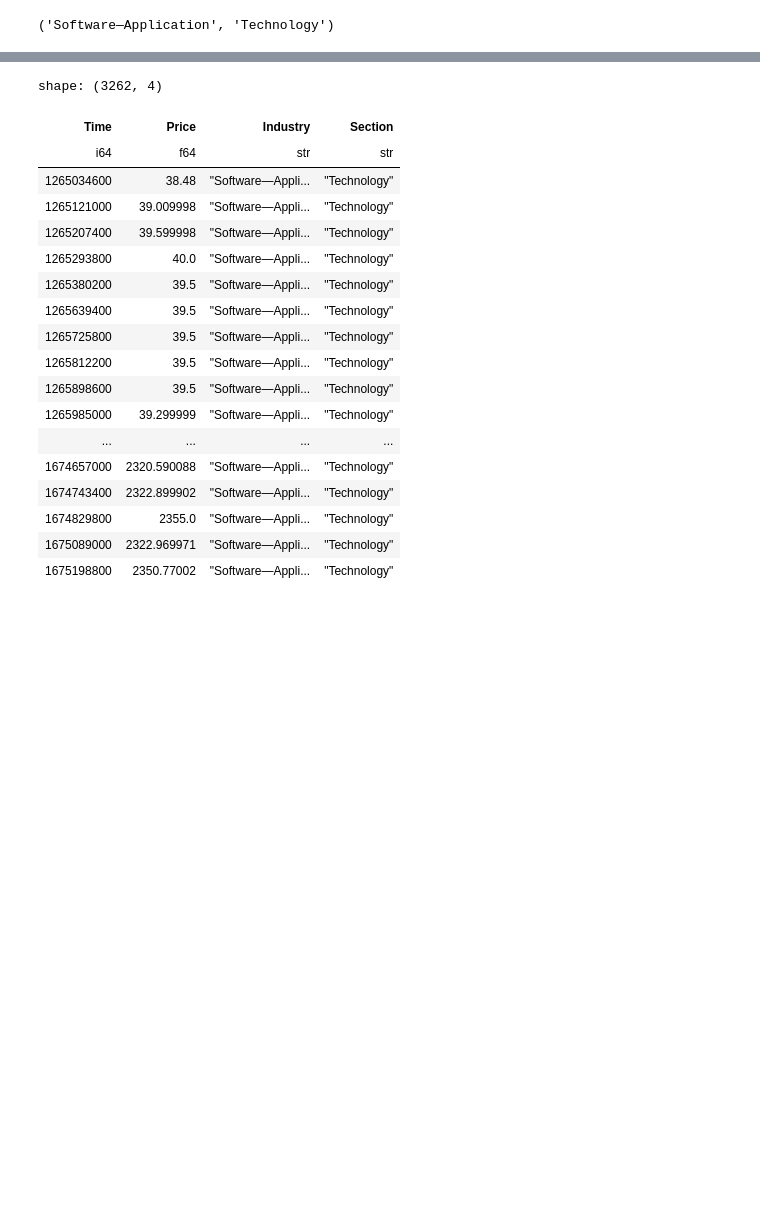
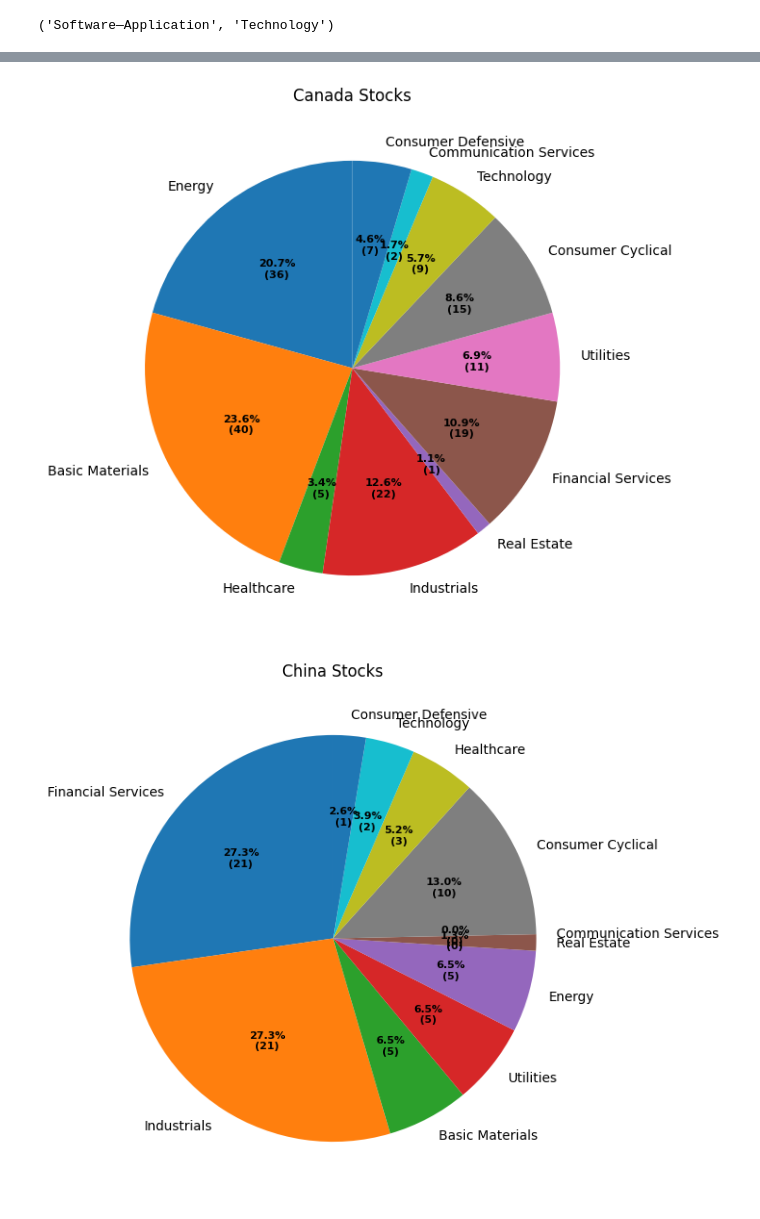
Before and after one commit to RayLyu-Mac/Kaggle_Stock_Analysis, a Jupyter notebook: collection.ipynb, the cells around one changed output, grey strips where cells are left out. Drawn from its saved outputs; the diff is of its cells as text; code cells hidden in the pictures; blank space fills up the shorter version.

```diff
--- a/collection.ipynb
+++ b/collection.ipynb
@@ -137,26 +156,0 @@ TypeError: 'NoneType' object is not subscriptable
-# %%
-pl.read_parquet("Test.parquet")
-# %% [output]
-shape: (3262, 4)
-| Time | Price | Industry | Section |
-| i64 | f64 | str | str |
-| 1265034600 | 38.48 | "Software—Appli... | "Technology" |
-| 1265121000 | 39.009998 | "Software—Appli... | "Technology" |
-| 1265207400 | 39.599998 | "Software—Appli... | "Technology" |
-| 1265293800 | 40.0 | "Software—Appli... | "Technology" |
-| 1265380200 | 39.5 | "Software—Appli... | "Technology" |
-| 1265639400 | 39.5 | "Software—Appli... | "Technology" |
-| 1265725800 | 39.5 | "Software—Appli... | "Technology" |
-| 1265812200 | 39.5 | "Software—Appli... | "Technology" |
-| 1265898600 | 39.5 | "Software—Appli... | "Technology" |
-| 1265985000 | 39.299999 | "Software—Appli... | "Technology" |
-| ... | ... | ... | ... |
-| 1674657000 | 2320.590088 | "Software—Appli... | "Technology" |
-| 1674743400 | 2322.899902 | "Software—Appli... | "Technology" |
-| 1674829800 | 2355.0 | "Software—Appli... | "Technology" |
-| 1675089000 | 2322.969971 | "Software—Appli... | "Technology" |
-| 1675198800 | 2350.77002 | "Software—Appli... | "Technology" |
-# %%
-
-for i in CATech:
-    get_tag(CATech[i]+".TO")
@@ -162,0 +168,33 @@ for i in CATech:
+# %%
+def func(pct, allvalues):
+    absolute = int(pct / 100.*np.sum(allvalues))
+    return "{:.1f}%\n({:d})".format(pct, absolute)
+directions=["CAData\\","CNData\\","USData\\"]
+titles=["Canada Stocks","China Stocks","US Stocks"]
+categoryCA={}
+categoryCN={}
+categoryUS={}
+categories=[categoryCA,categoryCN,categoryUS]
+for i in range(len(directions)):
+    for j in listdir(directions[i]):
+        industry=j.split("_")[2].split(".")[0]
+        try:
+            categories[i][industry]+=1
+        except:
+            categories[i][industry]=0
+    inds=list(categories[i].keys())
+    vals=list(categories[i].values())
+    fig, ax = plt.subplots(figsize =(10, 7))
+    wedges, texts, autotexts = ax.pie(vals,
+                                  autopct = lambda pct: func(pct, vals),
+
+                                  labels = inds,
+                                  startangle = 90,
+    )
+
+    plt.setp(autotexts, size = 8, weight ="bold")
+    ax.set_title("Customizing pie chart")
+    plt.title(titles[i])
+# %% [output]
+[figure, added]
+[figure, added]
```
Also changed, not shown: parts of 4 cells of this notebook, 1 other file.
